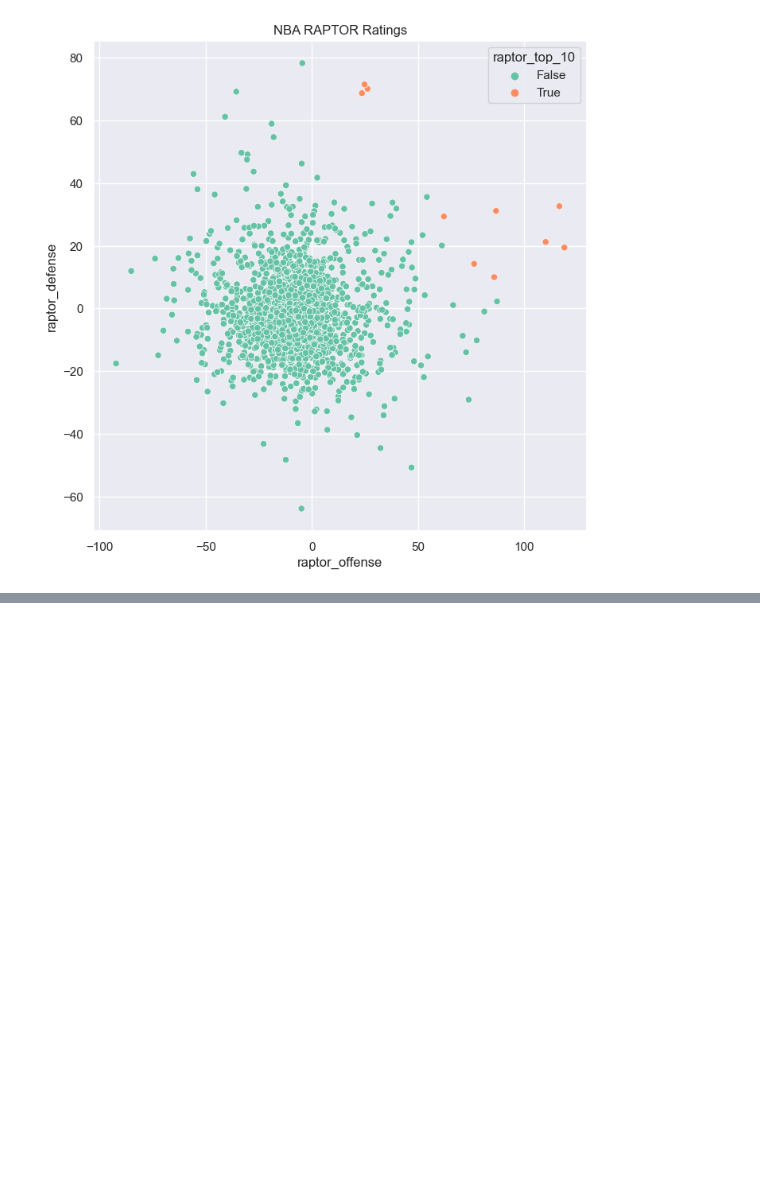
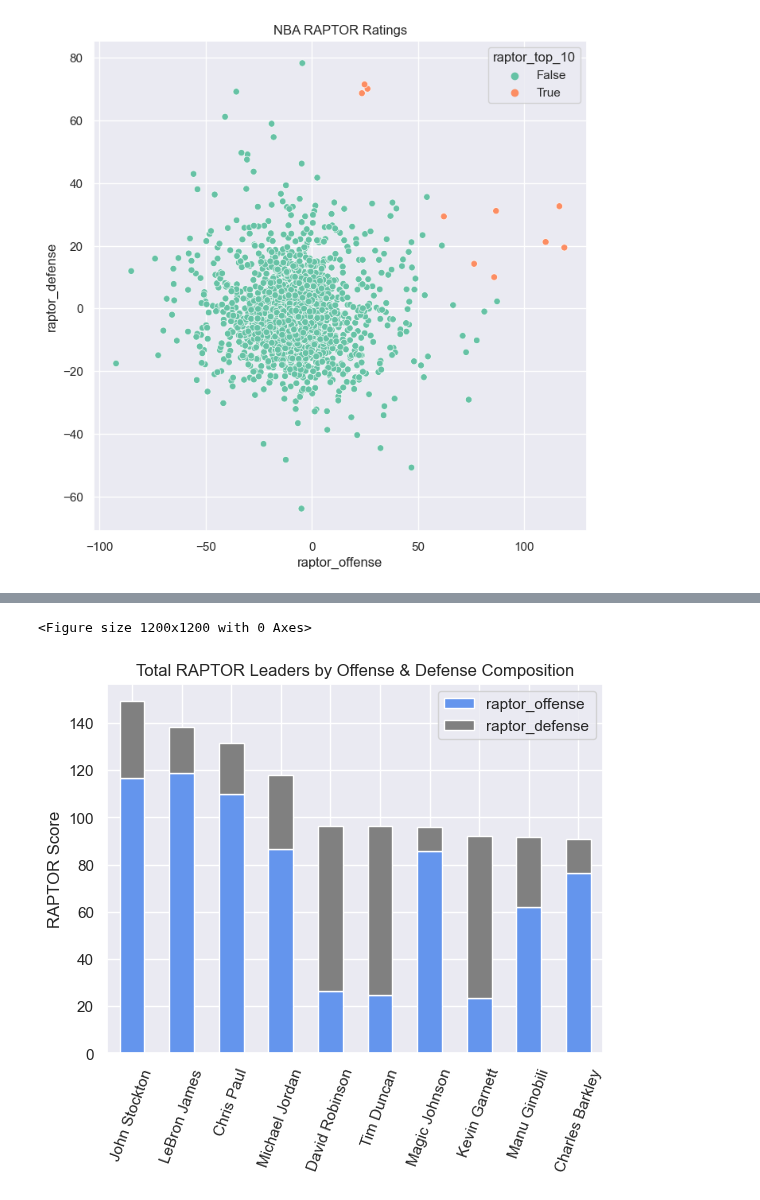
Before and after one commit to BrettlyCD/data538-nba, a Jupyter notebook: viz.ipynb, the cells around one changed output, grey strips where cells are left out. Saved outputs shown, nothing was run; the diff lists cells and outputs as text; code cells hidden in the pictures; blank space fills up the shorter version.

```diff
--- a/viz.ipynb
+++ b/viz.ipynb
@@ -228,0 +231,4 @@ There are more in the top 10 that are outliers in terms of better total offense,
+# %%
+#calculate offense and defensive split
+raptor_10['off_perc'] = raptor_10['raptor_offense'] / raptor_10['raptor_total']
+raptor_10['def_perc'] = raptor_10['raptor_defense'] / raptor_10['raptor_total']
@@ -228,0 +244,16 @@ There are more in the top 10 that are outliers in terms of better total offense,
+# %%
+sns.set(style='darkgrid')
+
+plt.figure(figsize=(12,12))
+
+raptor_10[['player_name','raptor_offense','raptor_defense']].set_index('player_name').plot(kind='bar', stacked=True, color=['cornflowerblue','grey'])
+
+plt.title('Total RAPTOR Leaders by Offense & Defense Composition')
+plt.ylabel('RAPTOR Score')
+plt.xticks(rotation=70)
+plt.xlabel(None)
+
+plt.show()
+# %% [output]
+<Figure size 1200x1200 with 0 Axes>
+[figure, added]
```
Also changed, not shown: parts of 16 cells of this notebook.
